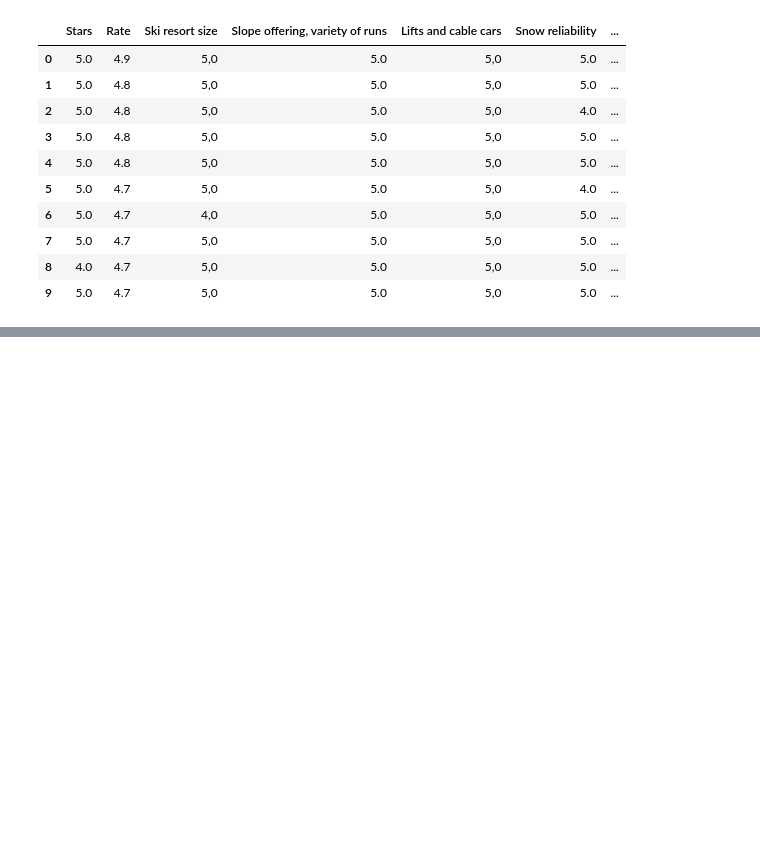
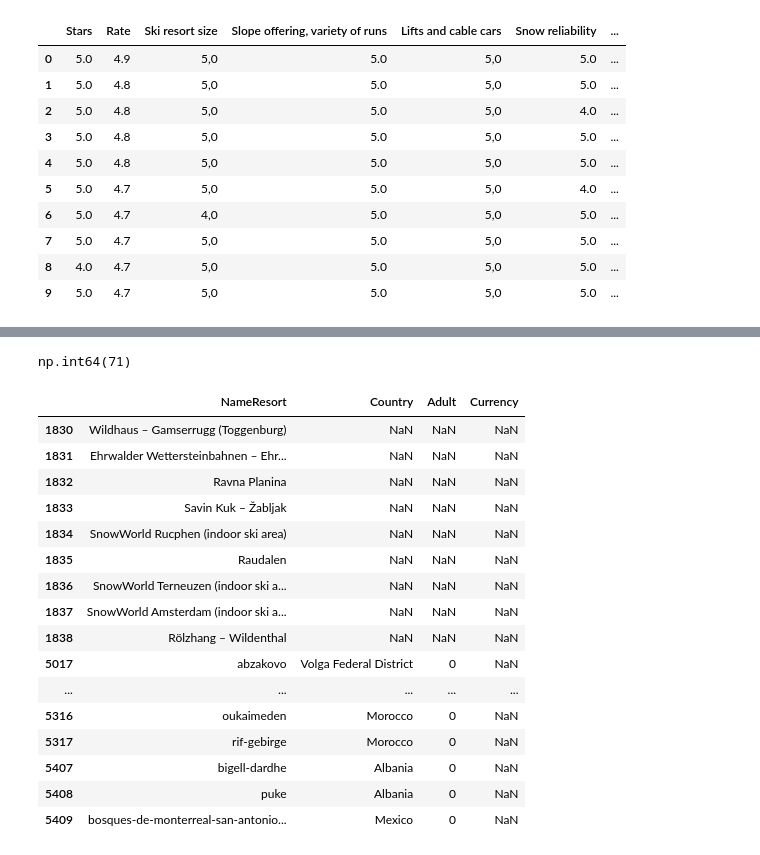
Before and after one commit to contactodiegovega/Ski-Resort-Analysis, a Jupyter notebook: notebooks/preprocesamiento.ipynb, the cells around one changed output, grey strips where cells are left out. Cells and saved outputs as stored; diff of their text form; code cells hidden in the pictures; blank space fills up the shorter version.

```diff
--- a/notebooks/preprocesamiento.ipynb
+++ b/notebooks/preprocesamiento.ipynb
@@ -194,0 +467,9 @@ df[df["Snow parks"].notna()].head()
+# %%
+# Eliminar la columna original
+df.drop(columns="Total Kms", inplace=True)
+
+# Renombrar la columna calculada
+df.rename(
+    columns={"Total Kms Calculados": "Total Kms"},
+    inplace=True
+)
@@ -194,0 +627,10 @@ df[df["Snow parks"].notna()].head()
+# %%
+moneda_por_pais = (
+    df[
+        (df["Currency"] != "-") &
+        (df["Currency"].notna())
+    ]
+    .groupby("Country")["Currency"]
+    .first()
+    .to_dict()
+)
@@ -194,0 +641,24 @@ df[df["Snow parks"].notna()].head()
+# %%
+df["Currency"].isnull().sum()
+# %% [output]
+np.int64(71)
+# %%
+df[df["Currency"].isna()][["NameResort", "Country", "Adult", "Currency"]].head(30)
+# %% [output]
+|  | NameResort | Country | Adult | Currency |
+| 1830 | Wildhaus – Gamserrugg (Toggenburg) | NaN | NaN | NaN |
+| 1831 | Ehrwalder Wettersteinbahnen – Ehr... | NaN | NaN | NaN |
+| 1832 | Ravna Planina | NaN | NaN | NaN |
+| 1833 | Savin Kuk – Žabljak | NaN | NaN | NaN |
+| 1834 | SnowWorld Rucphen (indoor ski area) | NaN | NaN | NaN |
+| 1835 | Raudalen | NaN | NaN | NaN |
+| 1836 | SnowWorld Terneuzen (indoor ski a... | NaN | NaN | NaN |
+| 1837 | SnowWorld Amsterdam (indoor ski a... | NaN | NaN | NaN |
+| 1838 | Rölzhang – Wildenthal | NaN | NaN | NaN |
+| 5017 | abzakovo | Volga Federal District | 0 | NaN |
+| ... | ... | ... | ... | ... |
+| 5316 | oukaimeden | Morocco | 0 | NaN |
+| 5317 | rif-gebirge | Morocco | 0 | NaN |
+| 5407 | bigell-dardhe | Albania | 0 | NaN |
+| 5408 | puke | Albania | 0 | NaN |
+| 5409 | bosques-de-monterreal-san-antonio... | Mexico | 0 | NaN |
```
Also changed, not shown: parts of 49 cells of this notebook.
